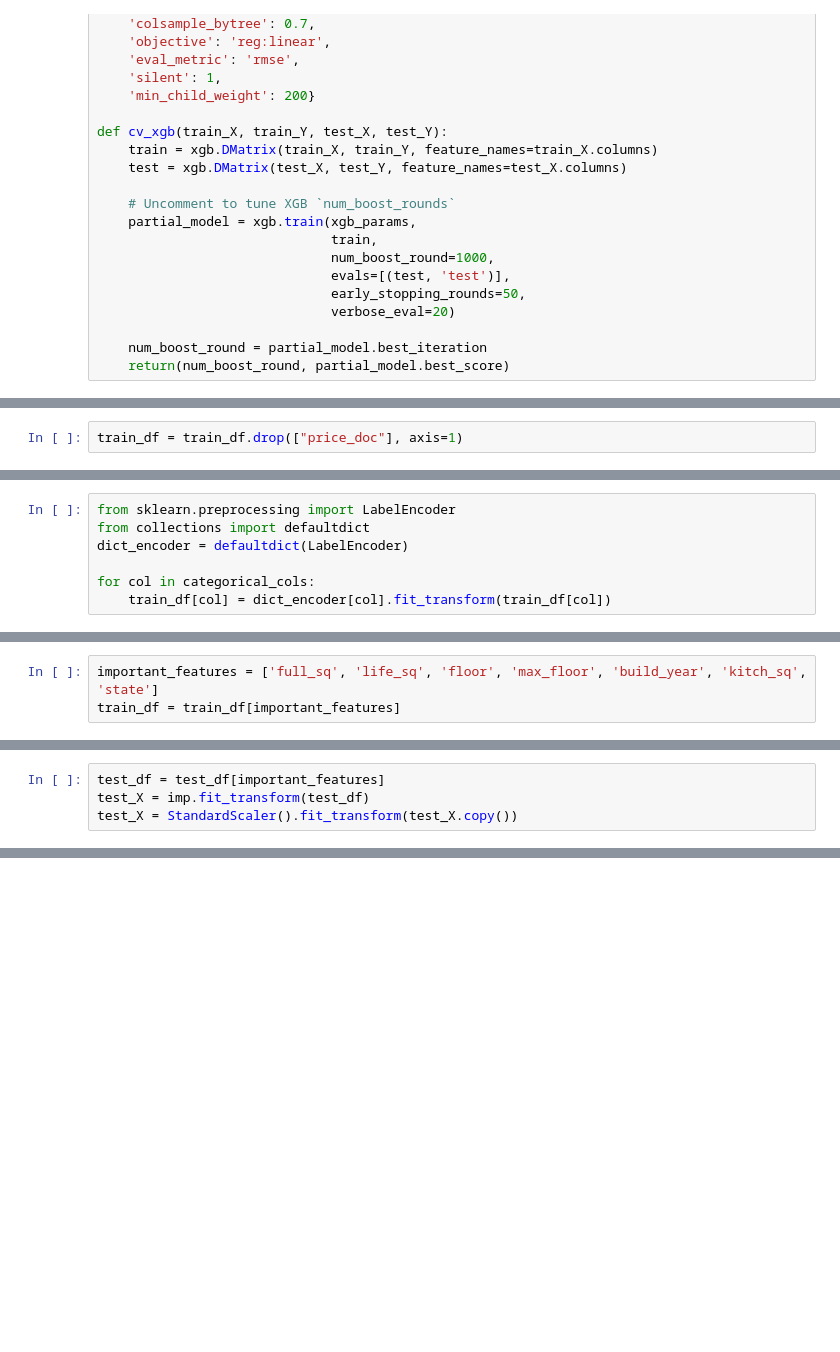
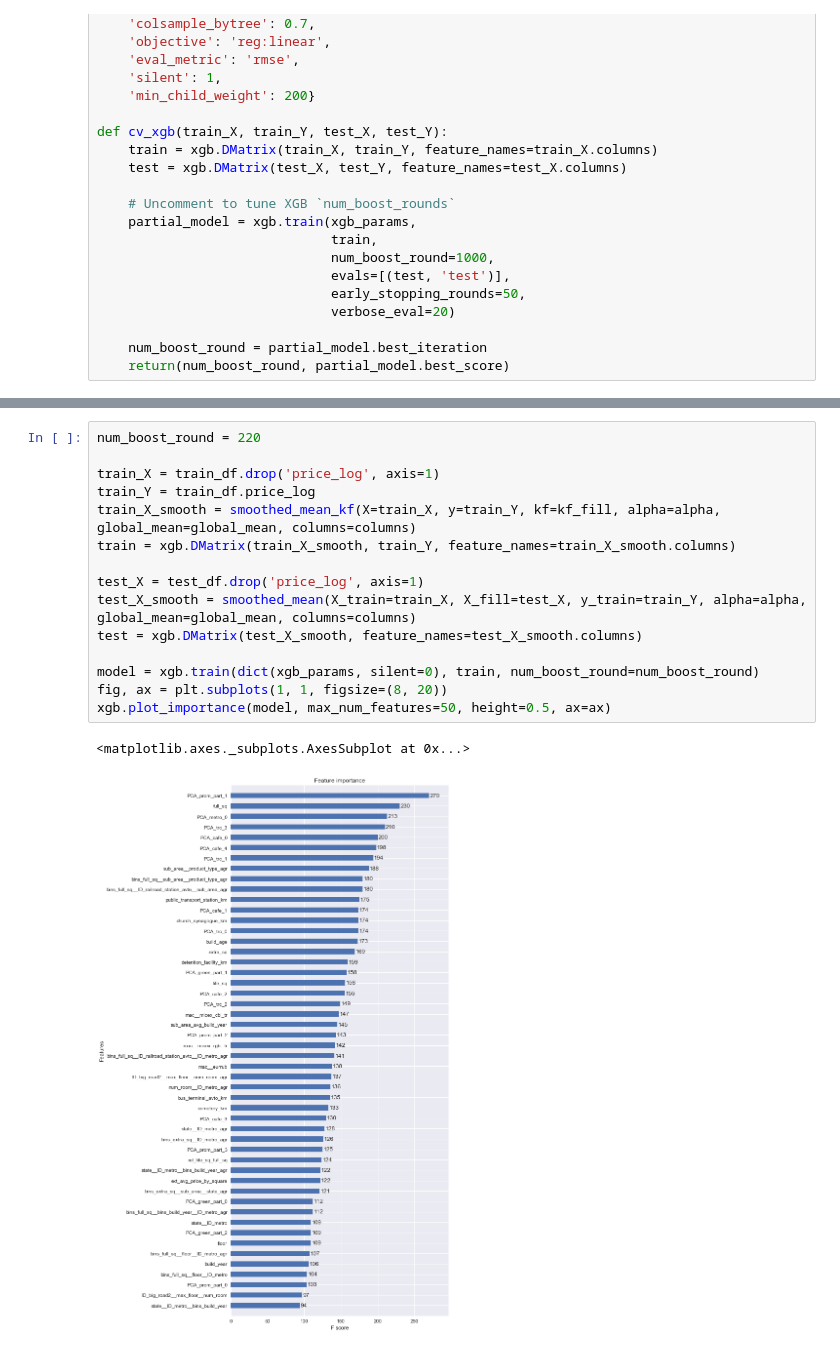
Before and after one commit to kirilldolmatov/SRHM, a Jupyter notebook: SRHM.ipynb, the cells around one changed output, grey strips where cells are left out. Cells and saved outputs as stored; diff of their text form; blank space fills up the shorter version.

```diff
--- a/SRHM.ipynb
+++ b/SRHM.ipynb
@@ -877,2 +1043,0 @@ train_Y = train_Y.assign(price_doc_log1p = lambda x: np.log1p(x.price_doc))
-# %%
-train_df = train_df.drop(["price_doc"], axis=1)
@@ -992,7 +1043,0 @@ It's better to encode categorical features. I use label encoding, but I'm not su
-# %%
-from sklearn.preprocessing import LabelEncoder
-from collections import defaultdict
-dict_encoder = defaultdict(LabelEncoder)
-
-for col in categorical_cols:
-    train_df[col] = dict_encoder[col].fit_transform(train_df[col])
@@ -1028,3 +1043,0 @@ https://www.kaggle.com/sudalairajkumar/simple-exploration-notebook-sberbank
-# %%
-important_features = ['full_sq', 'life_sq', 'floor', 'max_floor', 'build_year', 'kitch_sq', 'state']
-train_df = train_df[important_features]
@@ -1083,4 +1043,0 @@ Predict test
-# %%
-test_df = test_df[important_features]
-test_X = imp.fit_transform(test_df)
-test_X = StandardScaler().fit_transform(test_X.copy())
@@ -1414,0 +1078,18 @@ RandomForest looks like the most robust algorithm and this fact isn't seem stran
+# %%
+num_boost_round = 220
+
+train_X = train_df.drop('price_log', axis=1)
+train_Y = train_df.price_log
+train_X_smooth = smoothed_mean_kf(X=train_X, y=train_Y, kf=kf_fill, alpha=alpha, global_mean=global_mean, columns=columns)
+train = xgb.DMatrix(train_X_smooth, train_Y, feature_names=train_X_smooth.columns)
+
+test_X = test_df.drop('price_log', axis=1)
+test_X_smooth = smoothed_mean(X_train=train_X, X_fill=test_X, y_train=train_Y, alpha=alpha, global_mean=global_mean, columns=columns)
+test = xgb.DMatrix(test_X_smooth, feature_names=test_X_smooth.columns)
+
+model = xgb.train(dict(xgb_params, silent=0), train, num_boost_round=num_boost_round)
+fig, ax = plt.subplots(1, 1, figsize=(8, 20))
+xgb.plot_importance(model, max_num_features=50, height=0.5, ax=ax)
+# %% [output]
+<matplotlib.axes._subplots.AxesSubplot at 0x...>
+[figure, added]
```
Also changed, not shown: parts of 199 cells of this notebook.
